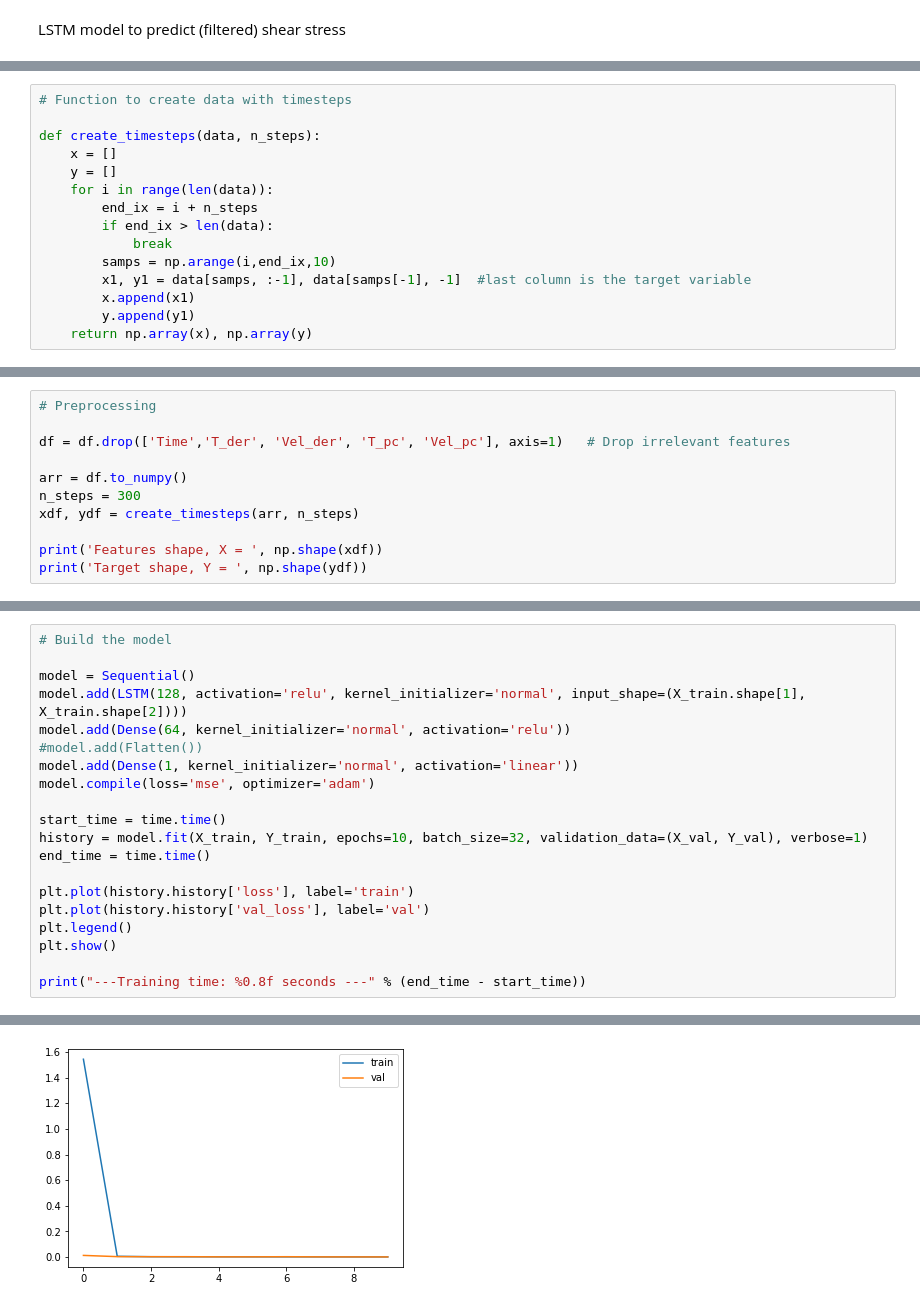
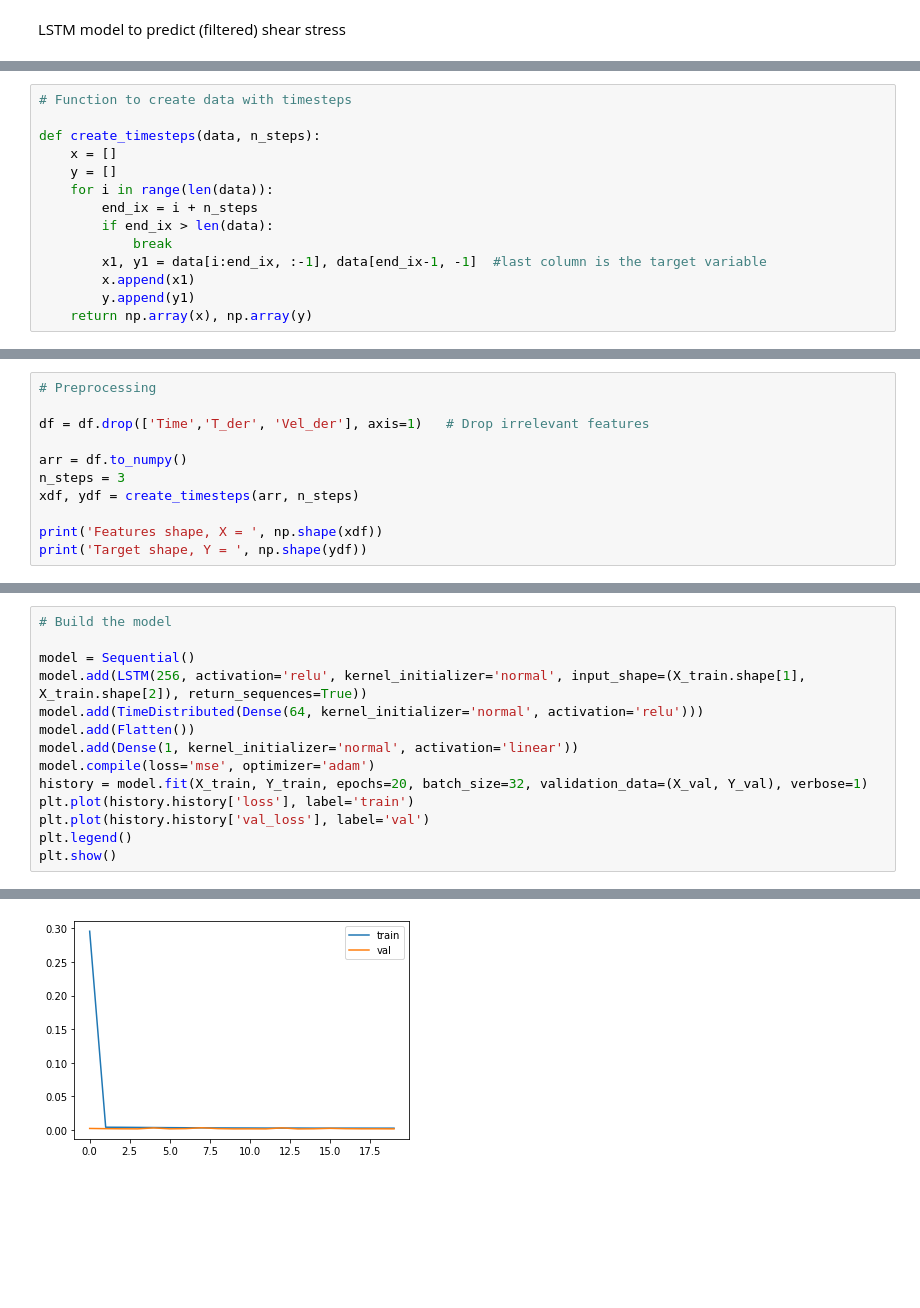
Before and after one commit to vrushaligirkar/Labquake-Prediction, a Jupyter notebook: DeepLearning/lstm_ss.ipynb, the cells around one changed output, grey strips where cells are left out. Cells and saved outputs as stored; diff of their text form; blank space fills up the shorter version.

```diff
--- a/DeepLearning/lstm_ss.ipynb
+++ b/DeepLearning/lstm_ss.ipynb
@@ -29,8 +30,7 @@ def create_timesteps(data, n_steps):
 		end_ix = i + n_steps
 		if end_ix > len(data):
 			break
-		samps = np.arange(i,end_ix,10)
-		x1, y1 = data[samps, :-1], data[samps[-1], -1]  #last column is the target variable
+		x1, y1 = data[i:end_ix, :-1], data[end_ix-1, -1]  #last column is the target variable
 		x.append(x1)
 		y.append(y1)
 	return np.array(x), np.array(y)
@@ -51,10 +52,10 @@ Input data: (132399, 8)
 # %%
 # Preprocessing
 
-df = df.drop(['Time','T_der', 'Vel_der', 'T_pc', 'Vel_pc'], axis=1)   # Drop irrelevant features
+df = df.drop(['Time','T_der', 'Vel_der'], axis=1)   # Drop irrelevant features
 
 arr = df.to_numpy()
-n_steps = 300
+n_steps = 3
 xdf, ydf = create_timesteps(arr, n_steps)
 
 print('Features shape, X = ', np.shape(xdf))
@@ -92,20 +93,14 @@ Testing: (26420, 30, 2)
 # Build the model
 
 model = Sequential()
-model.add(LSTM(128, activation='relu', kernel_initializer='normal', input_shape=(X_train.shape[1], X_train.shape[2])))
-model.add(Dense(64, kernel_initializer='normal', activation='relu'))
-#model.add(Flatten())
+model.add(LSTM(256, activation='relu', kernel_initializer='normal', input_shape=(X_train.shape[1], X_train.shape[2]), return_sequences=True))
+model.add(TimeDistributed(Dense(64, kernel_initializer='normal', activation='relu')))
+model.add(Flatten())
 model.add(Dense(1, kernel_initializer='normal', activation='linear'))
 model.compile(loss='mse', optimizer='adam')
-
-start_time = time.time()
-history = model.fit(X_train, Y_train, epochs=10, batch_size=32, validation_data=(X_val, Y_val), verbose=1)
-end_time = time.time()
-
+history = model.fit(X_train, Y_train, epochs=20, batch_size=32, validation_data=(X_val, Y_val), verbose=1)
 plt.plot(history.history['loss'], label='train')
 plt.plot(history.history['val_loss'], label='val')
 plt.legend()
 plt.show()
-
-print("---Training time: %0.8f seconds ---" % (end_time - start_time))
 # %% [output]
@@ -132 +124 @@ Epoch 10/10
-[figure, old version]
+[figure, new version]
```
Also changed, not shown: parts of 11 cells of this notebook.
